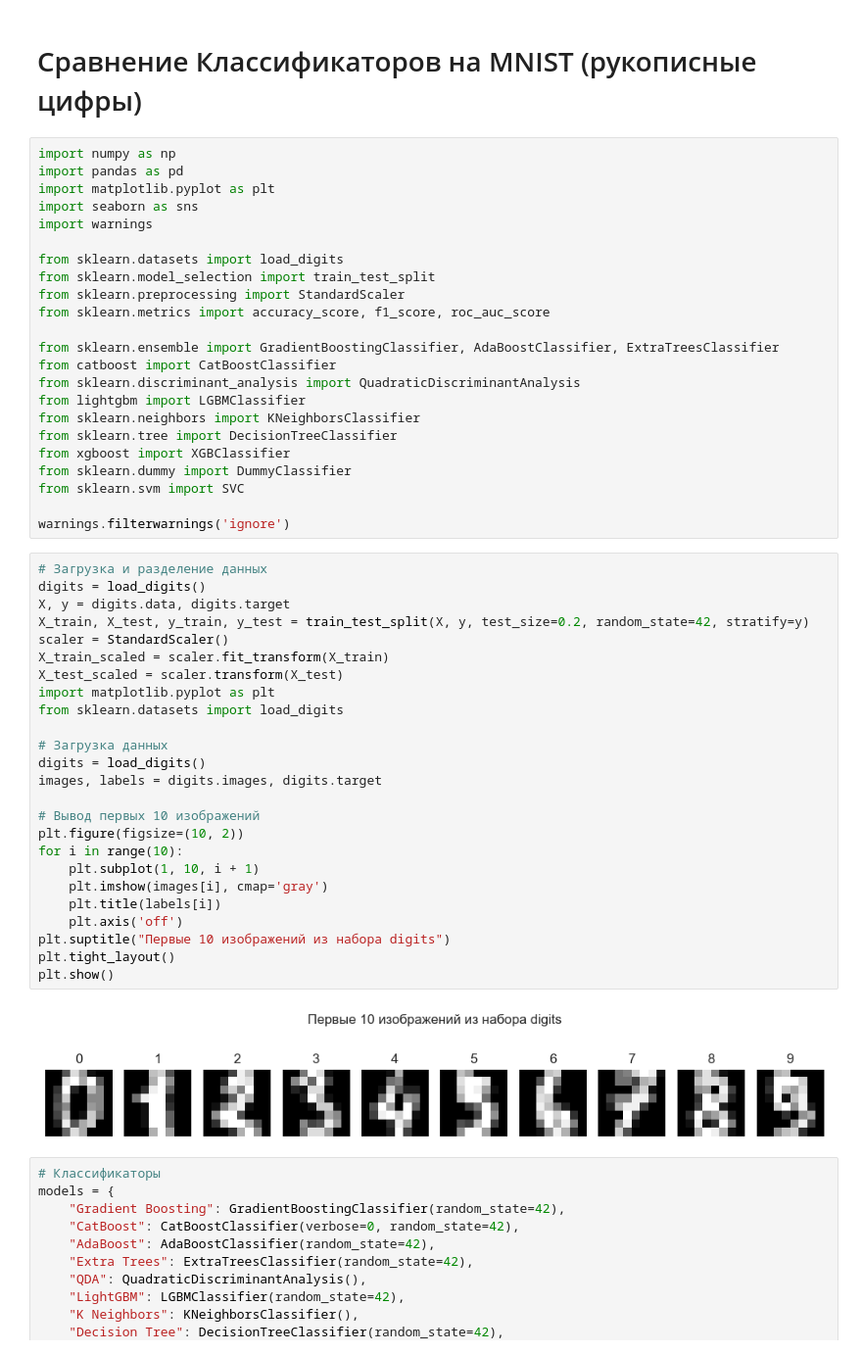
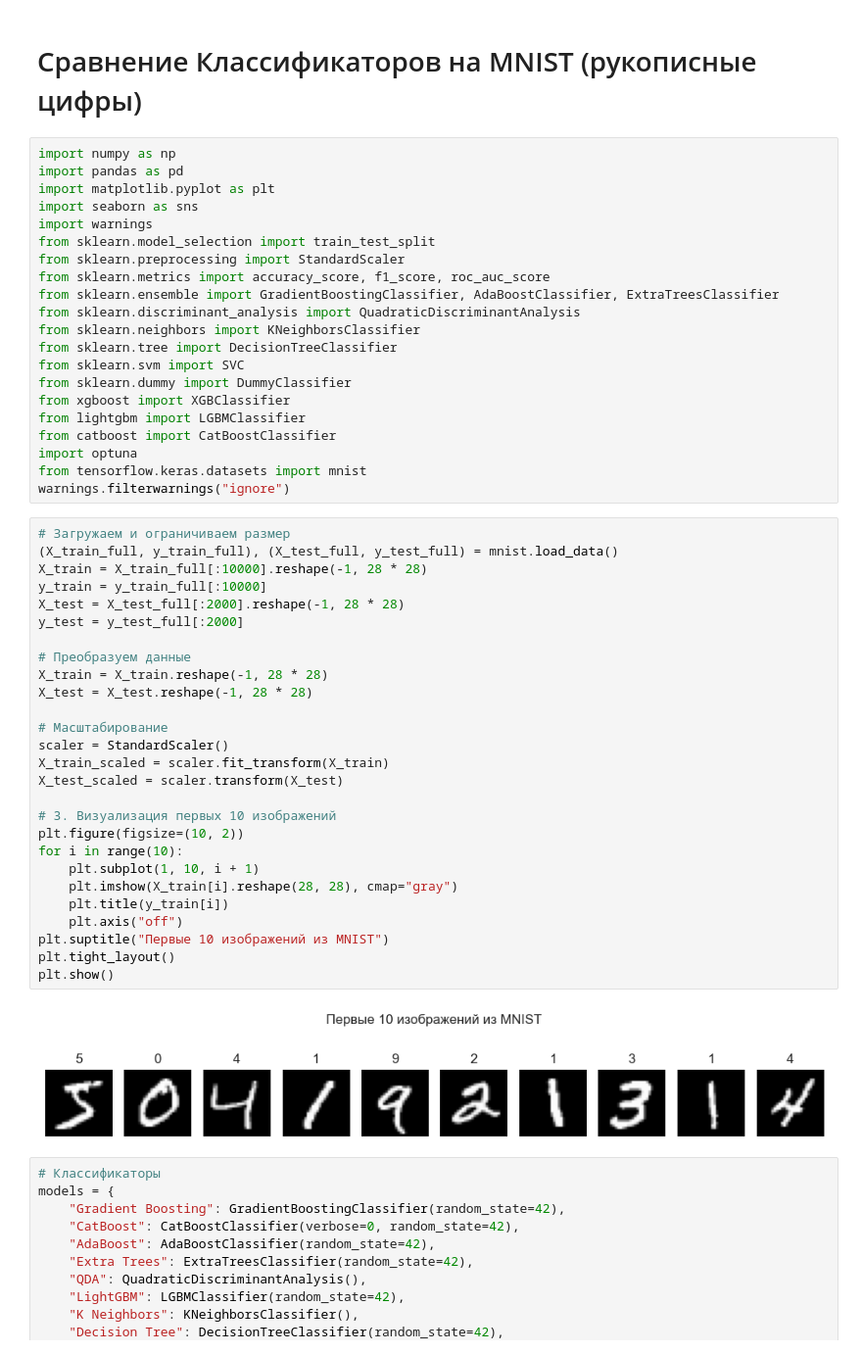
Before and after one commit to Mkspulemet/Belhard, a Jupyter notebook: hw4/mnist_classifiers_comparison1.ipynb, the cells around one changed output. Shown at 98% size. Cells and saved outputs as stored; diff of their text form.

```diff
--- a/hw4/mnist_classifiers_comparison1.ipynb
+++ b/hw4/mnist_classifiers_comparison1.ipynb
@@ -6,50 +6,50 @@ import pandas as pd
 import matplotlib.pyplot as plt
 import seaborn as sns
 import warnings
-
-from sklearn.datasets import load_digits
 from sklearn.model_selection import train_test_split
 from sklearn.preprocessing import StandardScaler
 from sklearn.metrics import accuracy_score, f1_score, roc_auc_score
-
 from sklearn.ensemble import GradientBoostingClassifier, AdaBoostClassifier, ExtraTreesClassifier
-from catboost import CatBoostClassifier
 from sklearn.discriminant_analysis import QuadraticDiscriminantAnalysis
-from lightgbm import LGBMClassifier
 from sklearn.neighbors import KNeighborsClassifier
 from sklearn.tree import DecisionTreeClassifier
+from sklearn.svm import SVC
+from sklearn.dummy import DummyClassifier
 from xgboost import XGBClassifier
-from sklearn.dummy import DummyClassifier
-from sklearn.svm import SVC
-
-warnings.filterwarnings('ignore')
+from lightgbm import LGBMClassifier
+from catboost import CatBoostClassifier
+import optuna
+from tensorflow.keras.datasets import mnist
+warnings.filterwarnings("ignore")
 # %%
-# Загрузка и разделение данных
-digits = load_digits()
-X, y = digits.data, digits.target
-X_train, X_test, y_train, y_test = train_test_split(X, y, test_size=0.2, random_state=42, stratify=y)
+# Загружаем и ограничиваем размер
+(X_train_full, y_train_full), (X_test_full, y_test_full) = mnist.load_data()
+X_train = X_train_full[:10000].reshape(-1, 28 * 28)
+y_train = y_train_full[:10000]
+X_test = X_test_full[:2000].reshape(-1, 28 * 28)
+y_test = y_test_full[:2000]
+
+# Преобразуем данные
+X_train = X_train.reshape(-1, 28 * 28)
+X_test = X_test.reshape(-1, 28 * 28)
+
+# Масштабирование
 scaler = StandardScaler()
 X_train_scaled = scaler.fit_transform(X_train)
 X_test_scaled = scaler.transform(X_test)
-import matplotlib.pyplot as plt
-from sklearn.datasets import load_digits
 
-# Загрузка данных
-digits = load_digits()
-images, labels = digits.images, digits.target
-
-# Вывод первых 10 изображений
+# 3. Визуализация первых 10 изображений
 plt.figure(figsize=(10, 2))
 for i in range(10):
     plt.subplot(1, 10, i + 1)
-    plt.imshow(images[i], cmap='gray')
-    plt.title(labels[i])
-    plt.axis('off')
-plt.suptitle("Первые 10 изображений из набора digits")
+    plt.imshow(X_train[i].reshape(28, 28), cmap="gray")
+    plt.title(y_train[i])
+    plt.axis("off")
+plt.suptitle("Первые 10 изображений из MNIST")
 plt.tight_layout()
 plt.show()
 # %% [output]
-[figure, old version]
+[figure, new version]
 # %%
 # Классификаторы
 models = {
```
Also changed, not shown: parts of 6 cells of this notebook, 15 other files.
